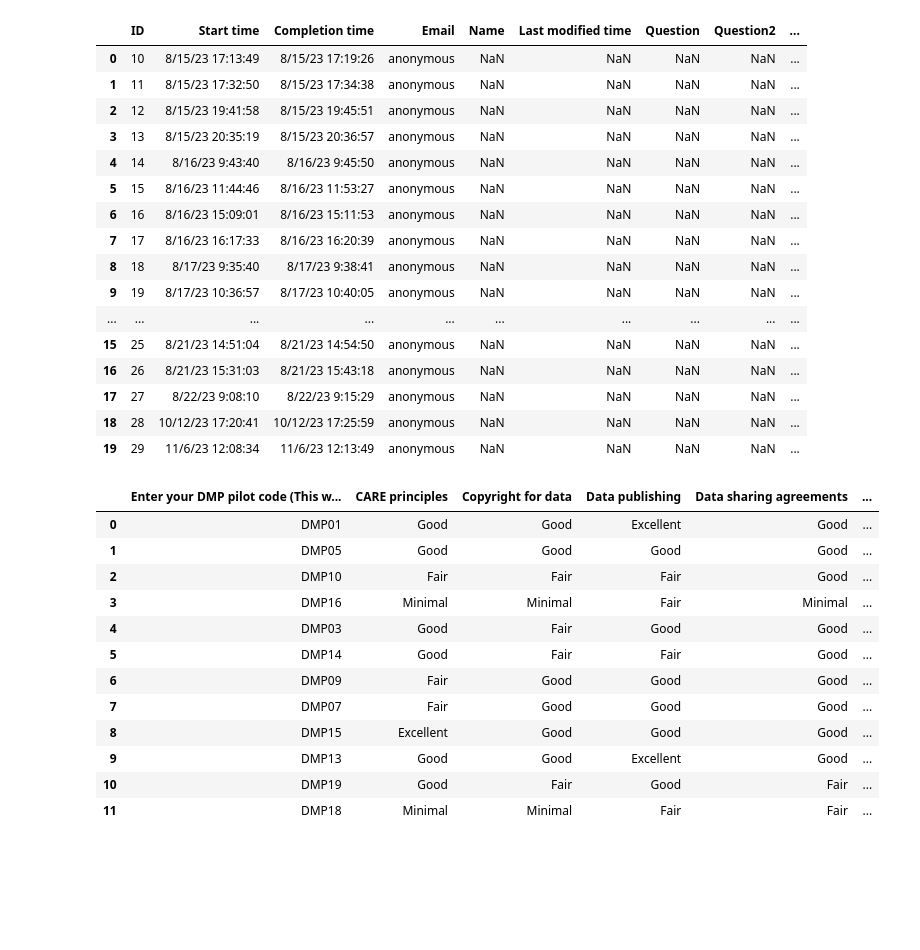
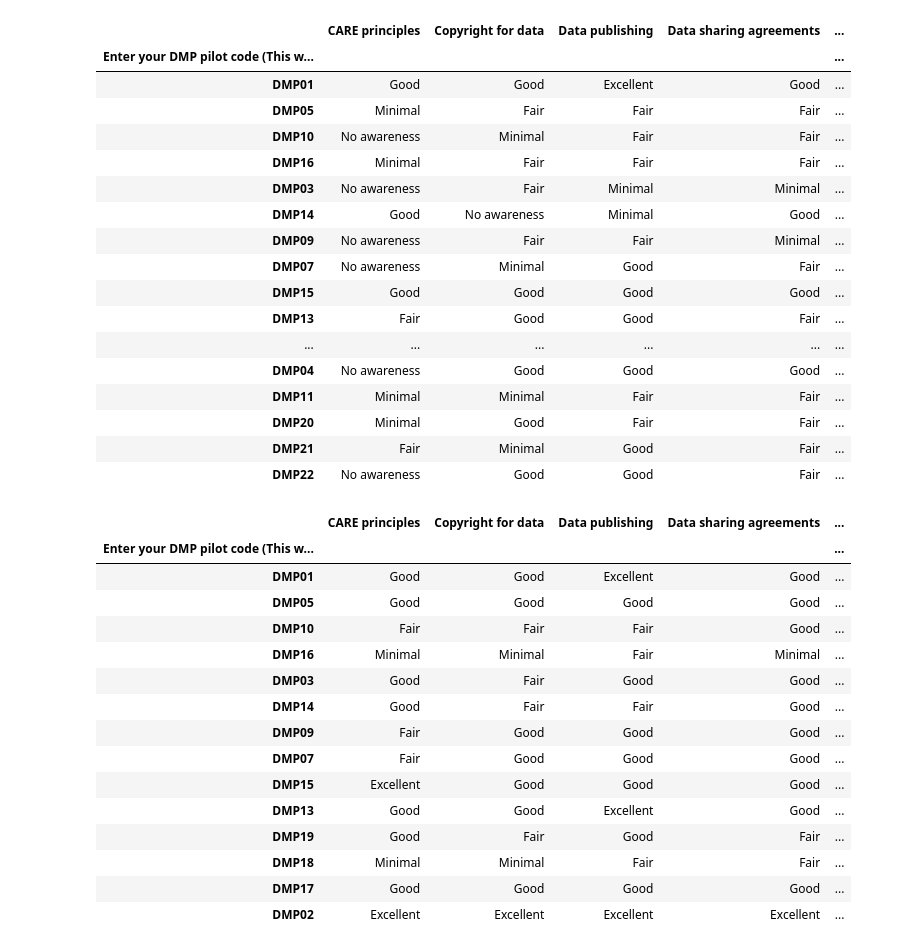
Before and after one commit to UoA-eResearch/likert, a Jupyter notebook: likert.ipynb, the cells around one changed output. Drawn from its saved outputs; the diff is of its cells as text; code cells hidden in the pictures; blank space fills up the shorter version.

Commit message:
update data, working Python notebook

```diff
--- a/likert.ipynb
+++ b/likert.ipynb
@@ -1,40 +1,46 @@
 # %%
 import pandas as pd
+import matplotlib.pyplot as plt
+from plot_likert import plot_likert
 pd.set_option("display.max_columns", None)
-pre = pd.read_csv("data/dmp-prepilot.csv", encoding_errors="ignore")
+pre = pd.read_csv("data/Data Management Planning (DMP) pre-pilot survey.csv", index_col=0).drop(columns="Indigenous data sovereignty, including for Māori and Pacific peoples")
 pre
 # %% [output]
-|  | ID | Start time | Completion time | Email | Name | Last modified time | Question | Question2 | ... |
-| 0 | 10 | 8/15/23 17:13:49 | 8/15/23 17:19:26 | anonymous | NaN | NaN | NaN | NaN | ... |
-| 1 | 11 | 8/15/23 17:32:50 | 8/15/23 17:34:38 | anonymous | NaN | NaN | NaN | NaN | ... |
-| 2 | 12 | 8/15/23 19:41:58 | 8/15/23 19:45:51 | anonymous | NaN | NaN | NaN | NaN | ... |
-| 3 | 13 | 8/15/23 20:35:19 | 8/15/23 20:36:57 | anonymous | NaN | NaN | NaN | NaN | ... |
-| 4 | 14 | 8/16/23 9:43:40 | 8/16/23 9:45:50 | anonymous | NaN | NaN | NaN | NaN | ... |
-| 5 | 15 | 8/16/23 11:44:46 | 8/16/23 11:53:27 | anonymous | NaN | NaN | NaN | NaN | ... |
-| 6 | 16 | 8/16/23 15:09:01 | 8/16/23 15:11:53 | anonymous | NaN | NaN | NaN | NaN | ... |
-| 7 | 17 | 8/16/23 16:17:33 | 8/16/23 16:20:39 | anonymous | NaN | NaN | NaN | NaN | ... |
-| 8 | 18 | 8/17/23 9:35:40 | 8/17/23 9:38:41 | anonymous | NaN | NaN | NaN | NaN | ... |
-| 9 | 19 | 8/17/23 10:36:57 | 8/17/23 10:40:05 | anonymous | NaN | NaN | NaN | NaN | ... |
-| ... | ... | ... | ... | ... | ... | ... | ... | ... | ... |
-| 15 | 25 | 8/21/23 14:51:04 | 8/21/23 14:54:50 | anonymous | NaN | NaN | NaN | NaN | ... |
-| 16 | 26 | 8/21/23 15:31:03 | 8/21/23 15:43:18 | anonymous | NaN | NaN | NaN | NaN | ... |
-| 17 | 27 | 8/22/23 9:08:10 | 8/22/23 9:15:29 | anonymous | NaN | NaN | NaN | NaN | ... |
-| 18 | 28 | 10/12/23 17:20:41 | 10/12/23 17:25:59 | anonymous | NaN | NaN | NaN | NaN | ... |
-| 19 | 29 | 11/6/23 12:08:34 | 11/6/23 12:13:49 | anonymous | NaN | NaN | NaN | NaN | ... |
+|  | CARE principles | Copyright for data | Data publishing | Data sharing agreements | ... |
+| Enter your DMP pilot code (This w... |  |  |  |  | ... |
+| DMP01 | Good | Good | Excellent | Good | ... |
+| DMP05 | Minimal | Fair | Fair | Fair | ... |
+| DMP10 | No awareness | Minimal | Fair | Fair | ... |
+| DMP16 | Minimal | Fair | Fair | Fair | ... |
+| DMP03 | No awareness | Fair | Minimal | Minimal | ... |
+| DMP14 | Good | No awareness | Minimal | Good | ... |
+| DMP09 | No awareness | Fair | Fair | Minimal | ... |
+| DMP07 | No awareness | Minimal | Good | Fair | ... |
+| DMP15 | Good | Good | Good | Good | ... |
+| DMP13 | Fair | Good | Good | Fair | ... |
+| ... | ... | ... | ... | ... | ... |
+| DMP04 | No awareness | Good | Good | Good | ... |
+| DMP11 | Minimal | Minimal | Fair | Fair | ... |
+| DMP20 | Minimal | Good | Fair | Fair | ... |
+| DMP21 | Fair | Minimal | Good | Fair | ... |
+| DMP22 | No awareness | Good | Good | Fair | ... |
 # %%
-post = pd.read_csv("data/dmp-postpilot.csv", encoding_errors="ignore").dropna()
+post = pd.read_csv("data/Data Management Planning (DMP) post-pilot survey.csv", encoding_errors="ignore", index_col=0)
 post
 # %% [output]
-|  | Enter your DMP pilot code (This w... | CARE principles | Copyright for data | Data publishing | Data sharing agreements | ... |
-| 0 | DMP01 | Good | Good | Excellent | Good | ... |
-| 1 | DMP05 | Good | Good | Good | Good | ... |
-| 2 | DMP10 | Fair | Fair | Fair | Good | ... |
-| 3 | DMP16 | Minimal | Minimal | Fair | Minimal | ... |
-| 4 | DMP03 | Good | Fair | Good | Good | ... |
-| 5 | DMP14 | Good | Fair | Fair | Good | ... |
-| 6 | DMP09 | Fair | Good | Good | Good | ... |
-| 7 | DMP07 | Fair | Good | Good | Good | ... |
-| 8 | DMP15 | Excellent | Good | Good | Good | ... |
-| 9 | DMP13 | Good | Good | Excellent | Good | ... |
-| 10 | DMP19 | Good | Fair | Good | Fair | ... |
-| 11 | DMP18 | Minimal | Minimal | Fair | Fair | ... |
+|  | CARE principles | Copyright for data | Data publishing | Data sharing agreements | ... |
+| Enter your DMP pilot code (This w... |  |  |  |  | ... |
+| DMP01 | Good | Good | Excellent | Good | ... |
+| DMP05 | Good | Good | Good | Good | ... |
+| DMP10 | Fair | Fair | Fair | Good | ... |
+| DMP16 | Minimal | Minimal | Fair | Minimal | ... |
+| DMP03 | Good | Fair | Good | Good | ... |
+| DMP14 | Good | Fair | Fair | Good | ... |
+| DMP09 | Fair | Good | Good | Good | ... |
+| DMP07 | Fair | Good | Good | Good | ... |
+| DMP15 | Excellent | Good | Good | Good | ... |
+| DMP13 | Good | Good | Excellent | Good | ... |
+| DMP19 | Good | Fair | Good | Fair | ... |
+| DMP18 | Minimal | Minimal | Fair | Fair | ... |
+| DMP17 | Good | Good | Good | Good | ... |
+| DMP02 | Excellent | Excellent | Excellent | Excellent | ... |
```
Also changed, not shown: parts of 2 cells of this notebook, 5 other files.
